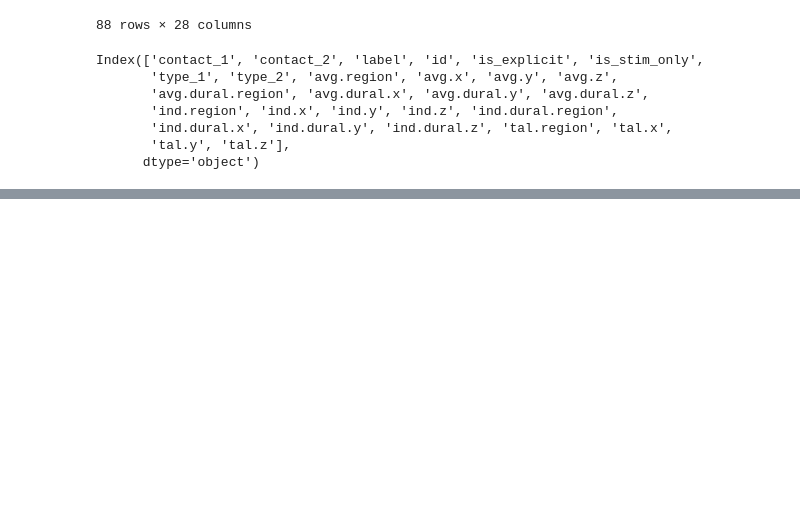
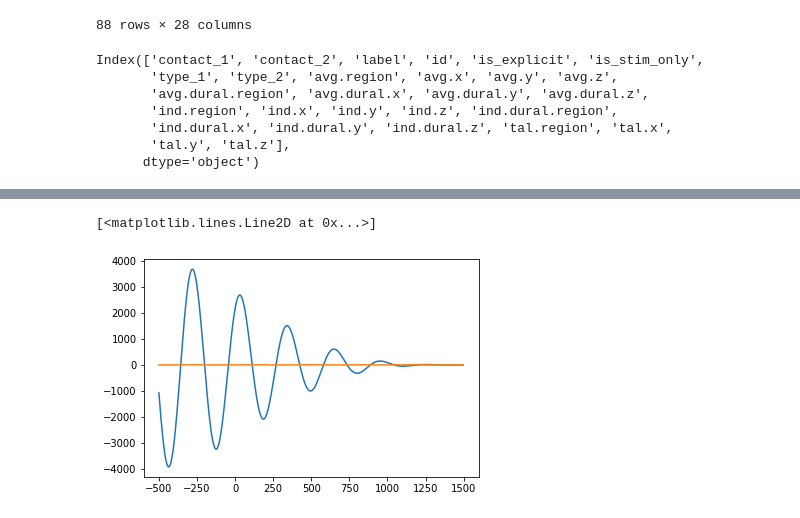
Before and after one commit to CamHolman/neuro, a Jupyter notebook: neuro/stim/testingnbs/Untitled3.ipynb, the cells around one changed output, grey strips where cells are left out. Saved outputs shown, nothing was run; the diff lists cells and outputs as text; code cells hidden in the pictures; blank space fills up the shorter version.

```diff
--- a/neuro/stim/testingnbs/Untitled3.ipynb
+++ b/neuro/stim/testingnbs/Untitled3.ipynb
@@ -288,0 +630,10 @@ Index(['contact_1', 'contact_2', 'label', 'id', 'is_explicit', 'is_stim_only',
+# %%
+phase = compute_phase(soff0, 3, 0)
+bwf = ButterworthFilter([2.9, 3.5], 4, 'pass')
+f = bwf.filter(soff0)
+
+plt.plot(soff0['time'], f*1e2)
+plt.plot(soff0['time'], phase)
+# %% [output]
+[<matplotlib.lines.Line2D at 0x...>]
+[figure, added]
```
Also changed, not shown: parts of 46 cells of this notebook, 5 other files.
